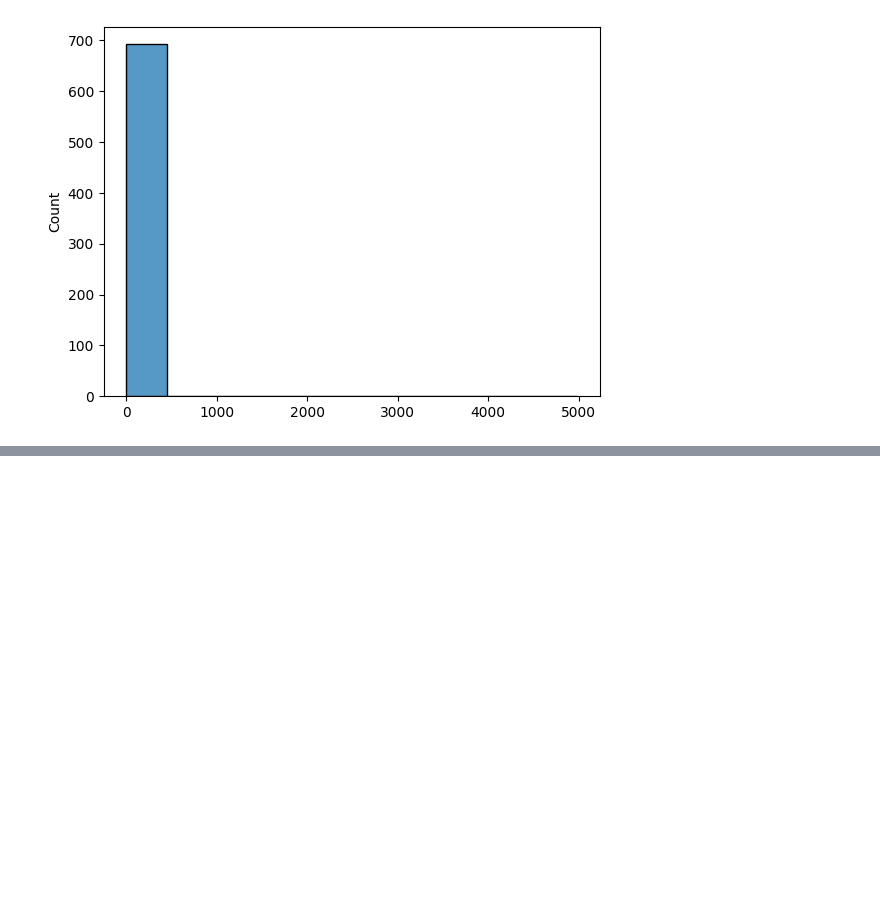
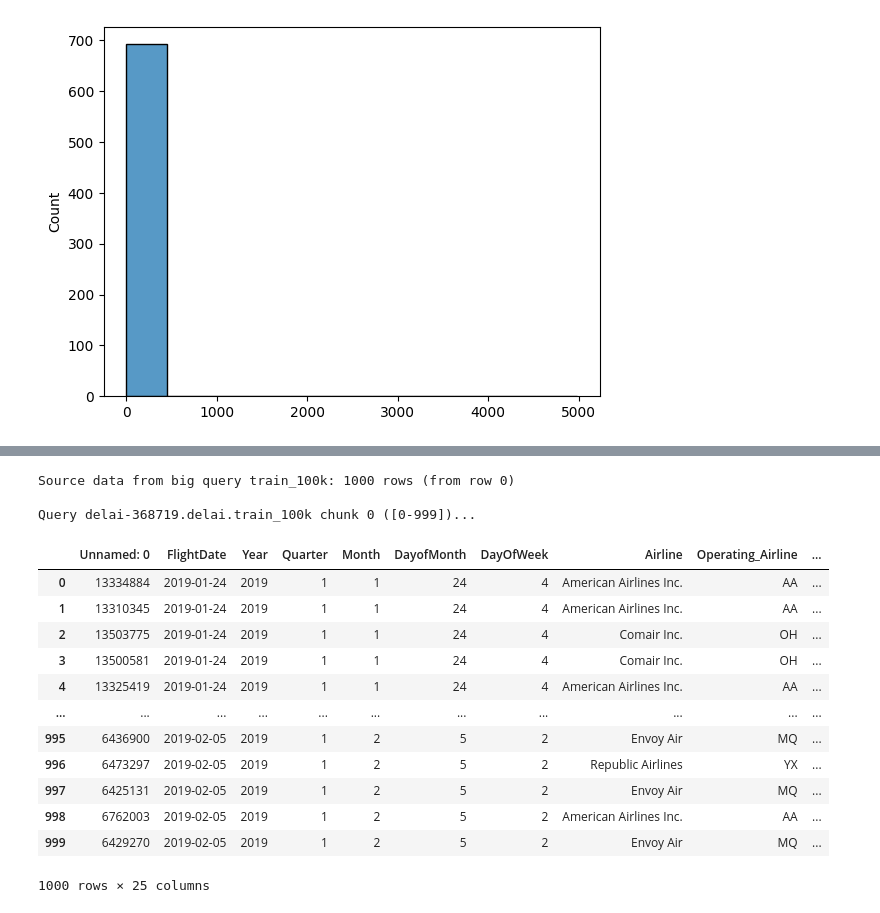
Before and after one commit to sameriliya/delai, a Jupyter notebook: notebooks/sam_model_demo.ipynb, the cells around one changed output, grey strips where cells are left out. Saved outputs shown, nothing was run; the diff lists cells and outputs as text; code cells hidden in the pictures; blank space fills up the shorter version.

Commit message:
adding logic to get data from bq and updating preprocessing to take in df and split to X and y

```diff
--- a/notebooks/sam_model_demo.ipynb
+++ b/notebooks/sam_model_demo.ipynb
@@ -125,0 +176,24 @@ sns.histplot(X.max())
+# %%
+from delai.data.big_query import get_bq_chunk
+
+bq_df = get_bq_chunk(table = 'train_100k', index = 0, chunk_size = 1000)
+# %% [output]
+Source data from big query train_100k: 1000 rows (from row 0)
+
+Query delai-368719.delai.train_100k chunk 0 ([0-999])...
+# %%
+bq_df
+# %% [output]
+|  | Unnamed: 0 | FlightDate | Year | Quarter | Month | DayofMonth | DayOfWeek | Airline | Operating_Airline | ... |
+| 0 | 13334884 | 2019-01-24 | 2019 | 1 | 1 | 24 | 4 | American Airlines Inc. | AA | ... |
+| 1 | 13310345 | 2019-01-24 | 2019 | 1 | 1 | 24 | 4 | American Airlines Inc. | AA | ... |
+| 2 | 13503775 | 2019-01-24 | 2019 | 1 | 1 | 24 | 4 | Comair Inc. | OH | ... |
+| 3 | 13500581 | 2019-01-24 | 2019 | 1 | 1 | 24 | 4 | Comair Inc. | OH | ... |
+| 4 | 13325419 | 2019-01-24 | 2019 | 1 | 1 | 24 | 4 | American Airlines Inc. | AA | ... |
+| ... | ... | ... | ... | ... | ... | ... | ... | ... | ... | ... |
+| 995 | 6436900 | 2019-02-05 | 2019 | 1 | 2 | 5 | 2 | Envoy Air | MQ | ... |
+| 996 | 6473297 | 2019-02-05 | 2019 | 1 | 2 | 5 | 2 | Republic Airlines | YX | ... |
+| 997 | 6425131 | 2019-02-05 | 2019 | 1 | 2 | 5 | 2 | Envoy Air | MQ | ... |
+| 998 | 6762003 | 2019-02-05 | 2019 | 1 | 2 | 5 | 2 | American Airlines Inc. | AA | ... |
+| 999 | 6429270 | 2019-02-05 | 2019 | 1 | 2 | 5 | 2 | Envoy Air | MQ | ... |
+1000 rows × 25 columns
```
Also changed, not shown: parts of 8 cells of this notebook, 3 other files.
